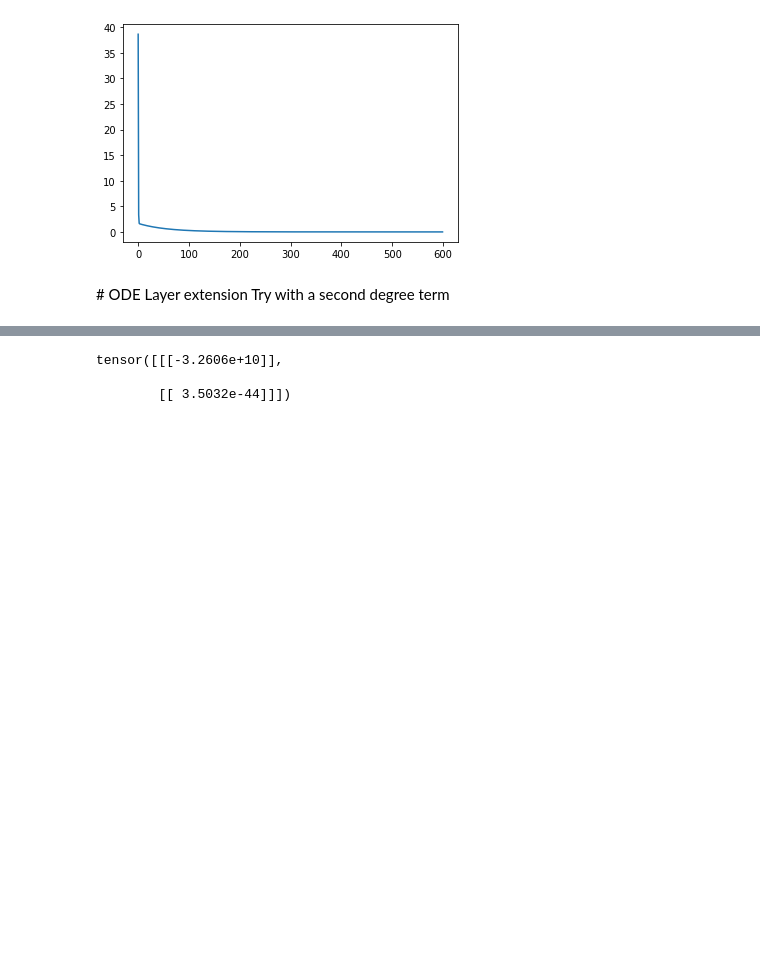
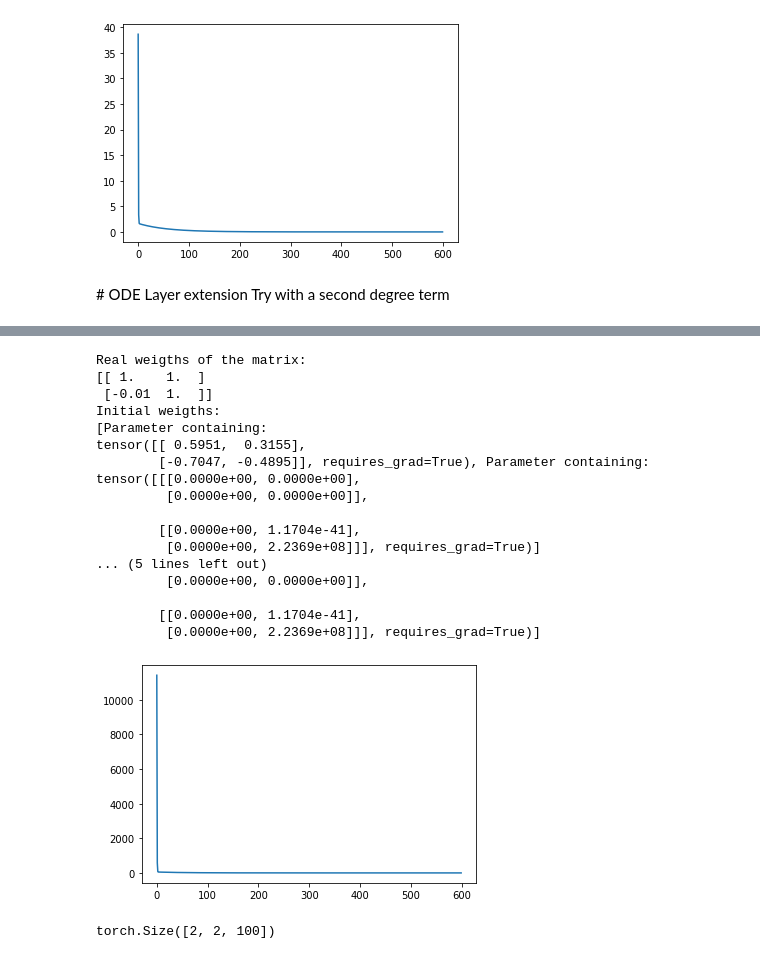
Before and after one commit to KennethThNg/Semester-project-dynamical-system-learning, a Jupyter notebook: simple_pendulum.ipynb, the cells around one changed output, grey strips where cells are left out. Drawn from its saved outputs; the diff is of its cells as text; code cells hidden in the pictures; blank space fills up the shorter version.

Commit message:
trainNL

```diff
--- a/simple_pendulum.ipynb
+++ b/simple_pendulum.ipynb
@@ -302,9 +298,3 @@ tensor([[[-9.0713e-10],
-# %%
-x.view(1,2).matmul(B.matmul(x))
-# %% [output]
-tensor([[[-3.2606e+10]],
-
-        [[ 3.5032e-44]]])
 # %%
 #Thsi object can be extended
 class NonLinearODELayer(nn.Module):
@@ -316,8 +306,9 @@ class NonLinearODELayer(nn.Module):
         self.weight = nn.Parameter(torch.Tensor(self.in_dim, self.hid_dim, self.out_dim))
 
     def forward(self, x):
-        z = self.weight.matmul(x)
-        out = x.view(1, self.in_dim).matmul(z)
+        xB = x.matmul(B).permute(0,2,1)
+        xBx = x.matmul(xB.permute(1,0,2))
+        out = torch.diagonal(xBx.permute(1,0,2))
         return out
 
     def reset_parameters(self):
@@ -328,0 +316,67 @@ class NNNODEModel(nn.Module):
+# %%
+class NNODEModel(nn.Module):
+    def __init__(self, in_dim, hid_dim, out_dim):
+        super(NNODEModel, self).__init__()
+        self.in_dim = in_dim
+        self.hid_dim = hid_dim
+        self.out_dim = out_dim
+
+        self.lin_ode = LinearODELayer(self.in_dim, self.out_dim)
+        self.nl_ode = NonLinearODELayer(self.in_dim, self.hid_dim, self.out_dim)
+
+    def forward(self, x):
+        out = self.lin_ode(x) + self.nl_ode(x)
+        return out
+# %%
+model = NNODEModel(2,2,2)
+loss_fn = nn.MSELoss()
+optimizer = optim.SGD(model.parameters(), lr=0.01)
+print('Real weigths of the matrix:')
+print(AA)
+print('Initial weigths:')
+print(list(model.parameters()))
+
+train_loss = []
+
+for epoch in range(600):  # number of epochs
+    # Step 1. Remember that Pytorch accumulates gradients.
+    # We need to clear them out before each instance
+    model.zero_grad()
+
+    # Step 2. Run our forward pass.
+    prediction = model(train_x) #minibatches of size 1: to be modified
+    # Step 3. Compute the loss, gradients, and update the parameters by
+    #  calling optimizer.step()
+    loss = loss_fn(prediction, train_y)
+    train_loss.append(loss)
+    loss.backward()
+    optimizer.step()
+
+print('Final weigths of the matrix:')
+print(list(model.parameters()))
+plt.plot(train_loss)
+plt.show()
+# %% [output]
+Real weigths of the matrix:
+[[ 1.    1.  ]
+ [-0.01  1.  ]]
+Initial weigths:
+[Parameter containing:
+tensor([[ 0.5951,  0.3155],
+        [-0.7047, -0.4895]], requires_grad=True), Parameter containing:
+tensor([[[0.0000e+00, 0.0000e+00],
+         [0.0000e+00, 0.0000e+00]],
+
+        [[0.0000e+00, 1.1704e-41],
+         [0.0000e+00, 2.2369e+08]]], requires_grad=True)]
+... (5 lines left out)
+         [0.0000e+00, 0.0000e+00]],
+
+        [[0.0000e+00, 1.1704e-41],
+         [0.0000e+00, 2.2369e+08]]], requires_grad=True)]
+[figure, added]
+# %%
+Bx = B.matmul(train_x.t())
+Bx.shape
+# %% [output]
+torch.Size([2, 2, 100])
```
Also changed, not shown: parts of 13 cells of this notebook.
